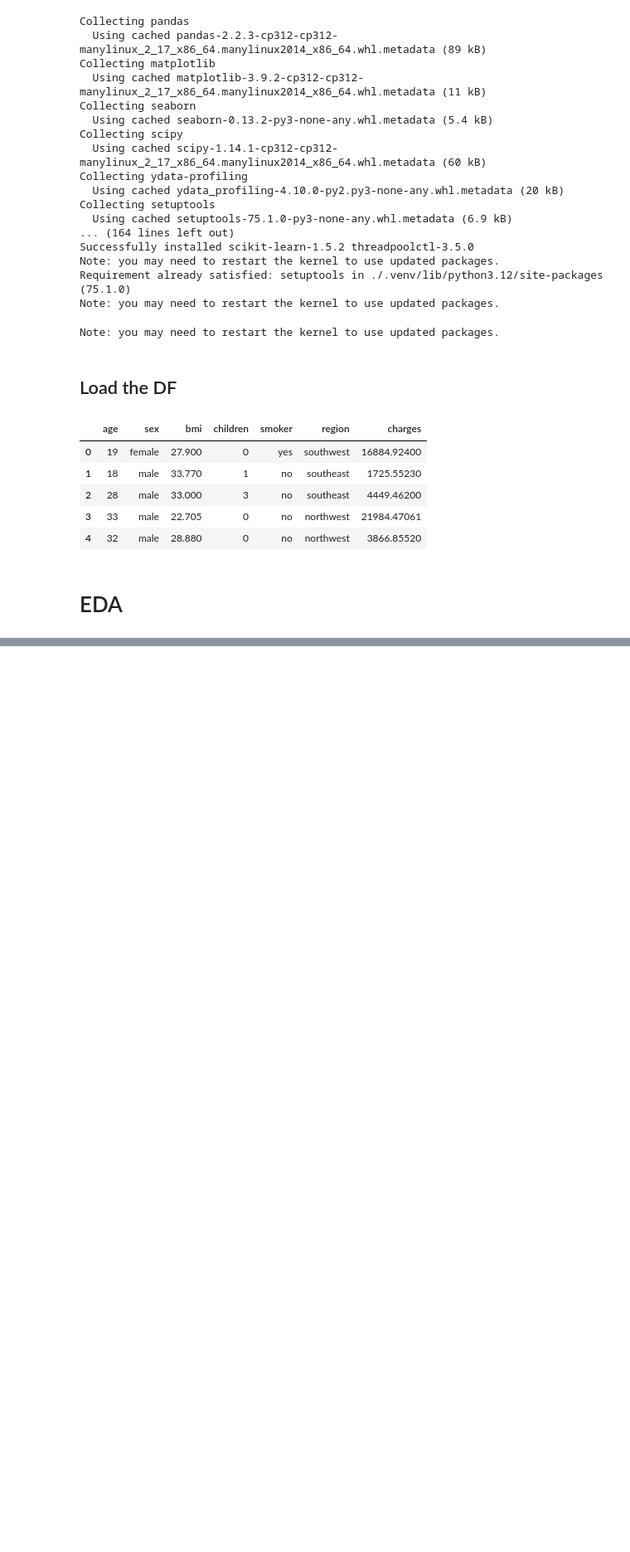
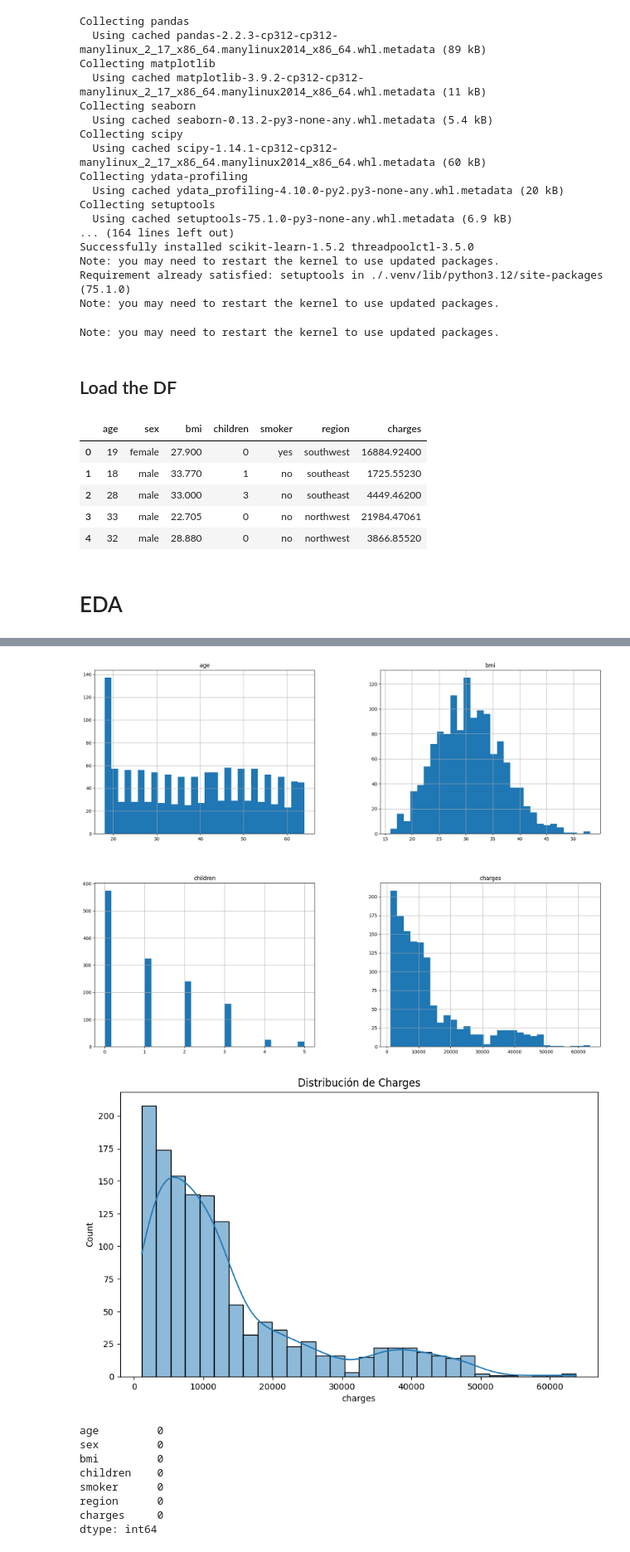
Before and after one commit to DiggsPapu/data-science, a Jupyter notebook: Lab7.ipynb, the cells around one changed output, grey strips where cells are left out. Shown: that part at 83% size. Drawn from its saved outputs; the diff is of its cells as text; code cells hidden in the pictures; blank space fills up the shorter version.

```diff
--- a/Lab7.ipynb
+++ b/Lab7.ipynb
@@ -45,0 +59,37 @@ df_insurance.head()
+# %%
+import seaborn as sns
+# Visualizar la distribución de las variables
+import matplotlib.pyplot as plt
+
+# Histograma de todas las variables numéricas
+df_insurance.hist(bins=30, figsize=(20, 15))
+plt.show()
+
+# Distribución de la variable 'charges'
+plt.figure(figsize=(10, 6))
+sns.histplot(df_insurance['charges'], kde=True)
+plt.title('Distribución de Charges')
+plt.show()
+
+# Verificar la presencia de valores nulos
+print(df_insurance.isnull().sum())
+
+# Verificar la presencia de valores atípicos usando boxplots
+plt.figure(figsize=(15, 10))
+for i, column in enumerate(['age', 'bmi', 'children', 'charges'], 1):
+    plt.subplot(2, 2, i)
+    sns.boxplot(y=df_insurance[column])
+    plt.title(f'Boxplot de {column}')
+plt.tight_layout()
+plt.show()
+# %% [output]
+[figure, added]
+[figure, added]
+age         0
+sex         0
+bmi         0
+children    0
+smoker      0
+region      0
+charges     0
+dtype: int64
```
Also changed, not shown: parts of 2 cells of this notebook.
